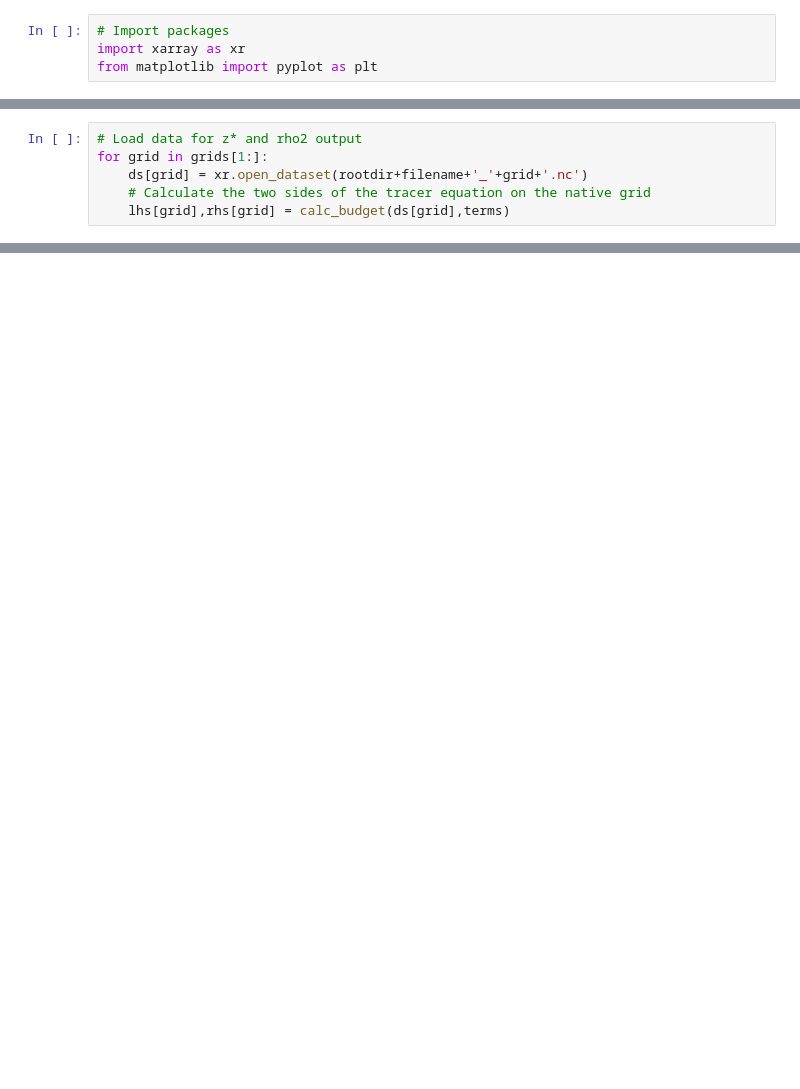
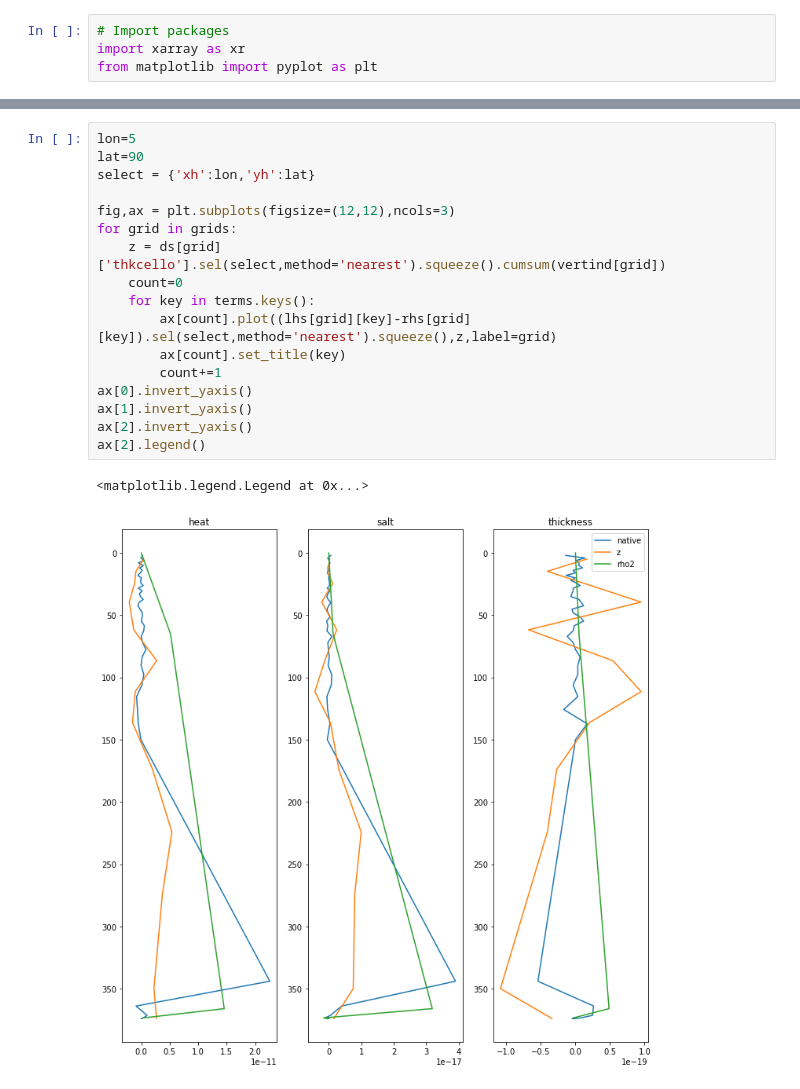
Before and after one commit to gmacgilchrist/wmt_bgc, a Jupyter notebook: notebooks/tutorial_budgetclosure.ipynb, the cells around one changed output, grey strips where cells are left out. Saved outputs shown, nothing was run; the diff lists cells and outputs as text; blank space fills up the shorter version.

```diff
--- a/notebooks/tutorial_budgetclosure.ipynb
+++ b/notebooks/tutorial_budgetclosure.ipynb
@@ -135,6 +185,0 @@ In MOM6, diagnostics can be output on a user-defined vertical grid, such as $z^*
-# %%
-# Load data for z* and rho2 output
-for grid in grids[1:]:
-    ds[grid] = xr.open_dataset(rootdir+filename+'_'+grid+'.nc')
-    # Calculate the two sides of the tracer equation on the native grid
-    lhs[grid],rhs[grid] = calc_budget(ds[grid],terms)
@@ -140,0 +191,20 @@ for grid in grids[1:]:
+# %%
+lon=5
+lat=90
+select = {'xh':lon,'yh':lat}
+
+fig,ax = plt.subplots(figsize=(12,12),ncols=3)
+for grid in grids:
+    z = ds[grid]['thkcello'].sel(select,method='nearest').squeeze().cumsum(vertind[grid])
+    count=0
+    for key in terms.keys():
+        ax[count].plot((lhs[grid][key]-rhs[grid][key]).sel(select,method='nearest').squeeze(),z,label=grid)
+        ax[count].set_title(key)
+        count+=1
+ax[0].invert_yaxis()
+ax[1].invert_yaxis()
+ax[2].invert_yaxis()
+ax[2].legend()
+# %% [output]
+<matplotlib.legend.Legend at 0x...>
+[figure, added]
```
Also changed, not shown: parts of 20 cells of this notebook, 1 other file.
